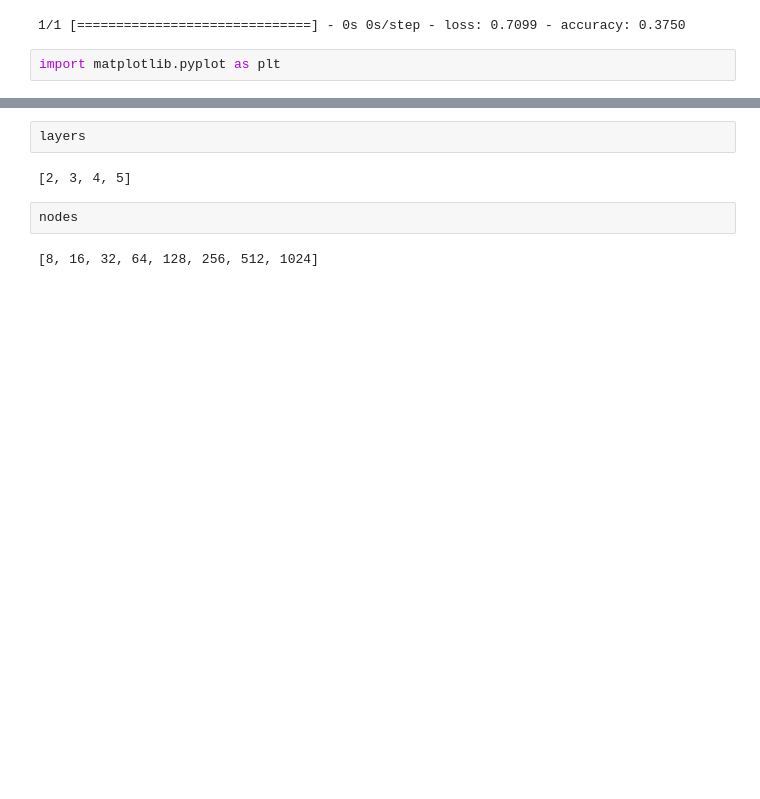
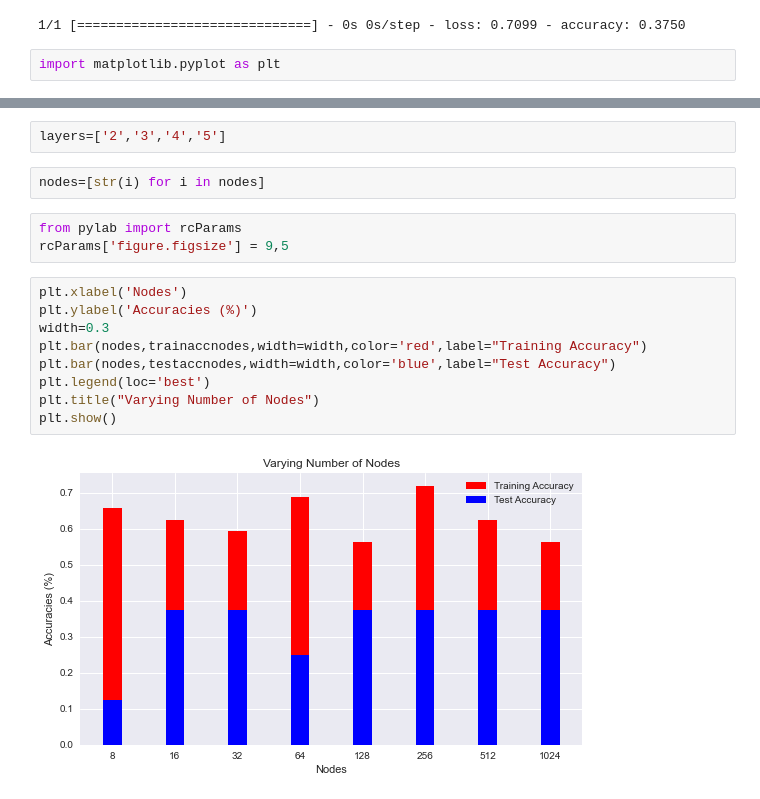
Before and after one commit to jatingupta-2000/DL-Labs, a Jupyter notebook: E18CSE140_DL_Lab4.ipynb, the cells around one changed output, grey strips where cells are left out. Drawn from its saved outputs; the diff is of its cells as text; blank space fills up the shorter version.

```diff
--- a/E18CSE140_DL_Lab4.ipynb
+++ b/E18CSE140_DL_Lab4.ipynb
@@ -891,10 +860,20 @@ timeslayers
-# %%
-layers
-# %% [output]
-[2, 3, 4, 5]
-# %%
-nodes
-# %% [output]
-[8, 16, 32, 64, 128, 256, 512, 1024]
+# %%
+layers=['2','3','4','5']
+# %%
+nodes=[str(i) for i in nodes]
+# %%
+from pylab import rcParams
+rcParams['figure.figsize'] = 9,5
+# %%
+plt.xlabel('Nodes')
+plt.ylabel('Accuracies (%)')
+width=0.3
+plt.bar(nodes,trainaccnodes,width=width,color='red',label="Training Accuracy")
+plt.bar(nodes,testaccnodes,width=width,color='blue',label="Test Accuracy")
+plt.legend(loc='best')
+plt.title("Varying Number of Nodes")
+plt.show()
+# %% [output]
+[figure, added]
 # %%
 plt.xlabel('Nodes')
```
Also changed, not shown: parts of 10 cells of this notebook.
